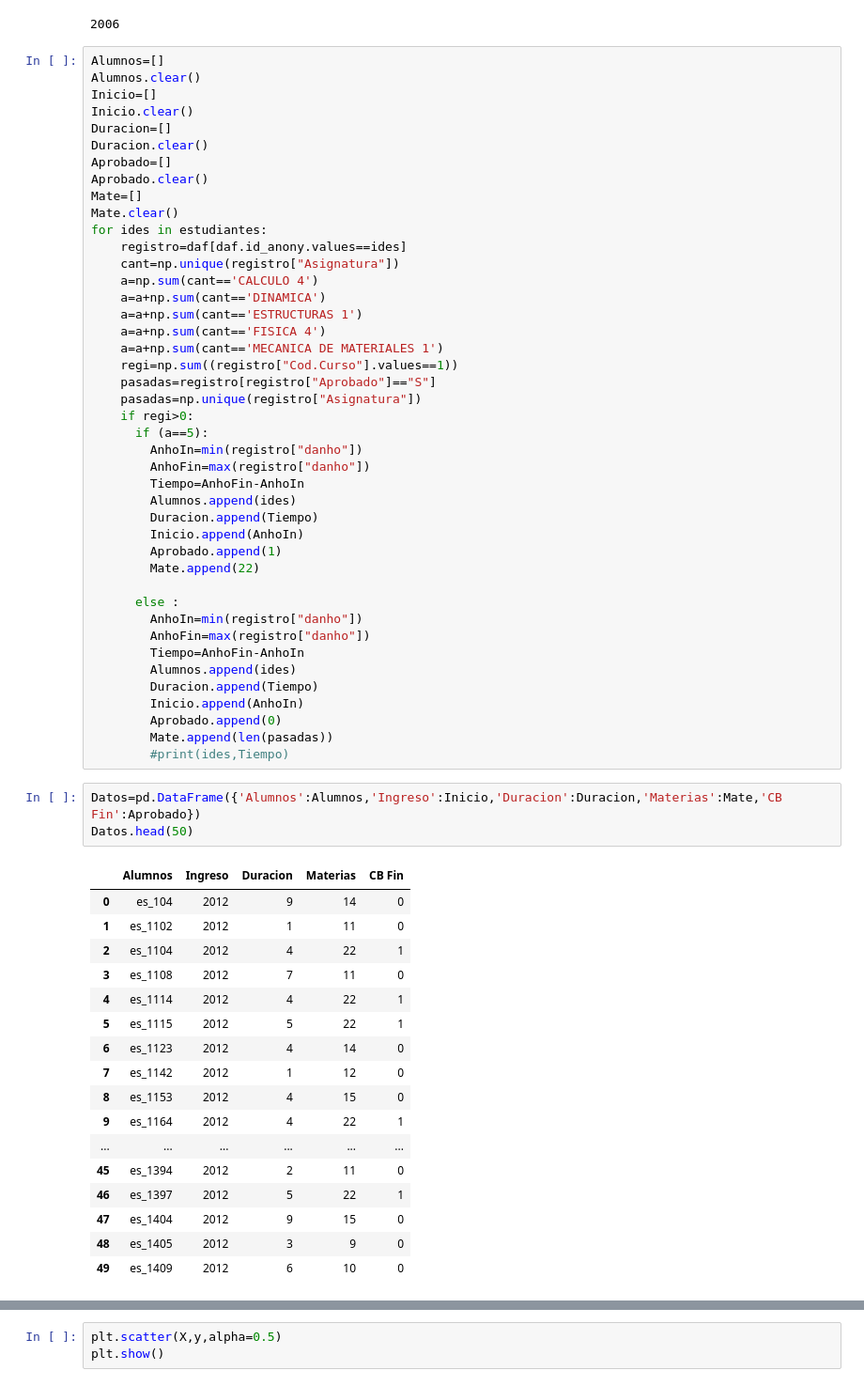
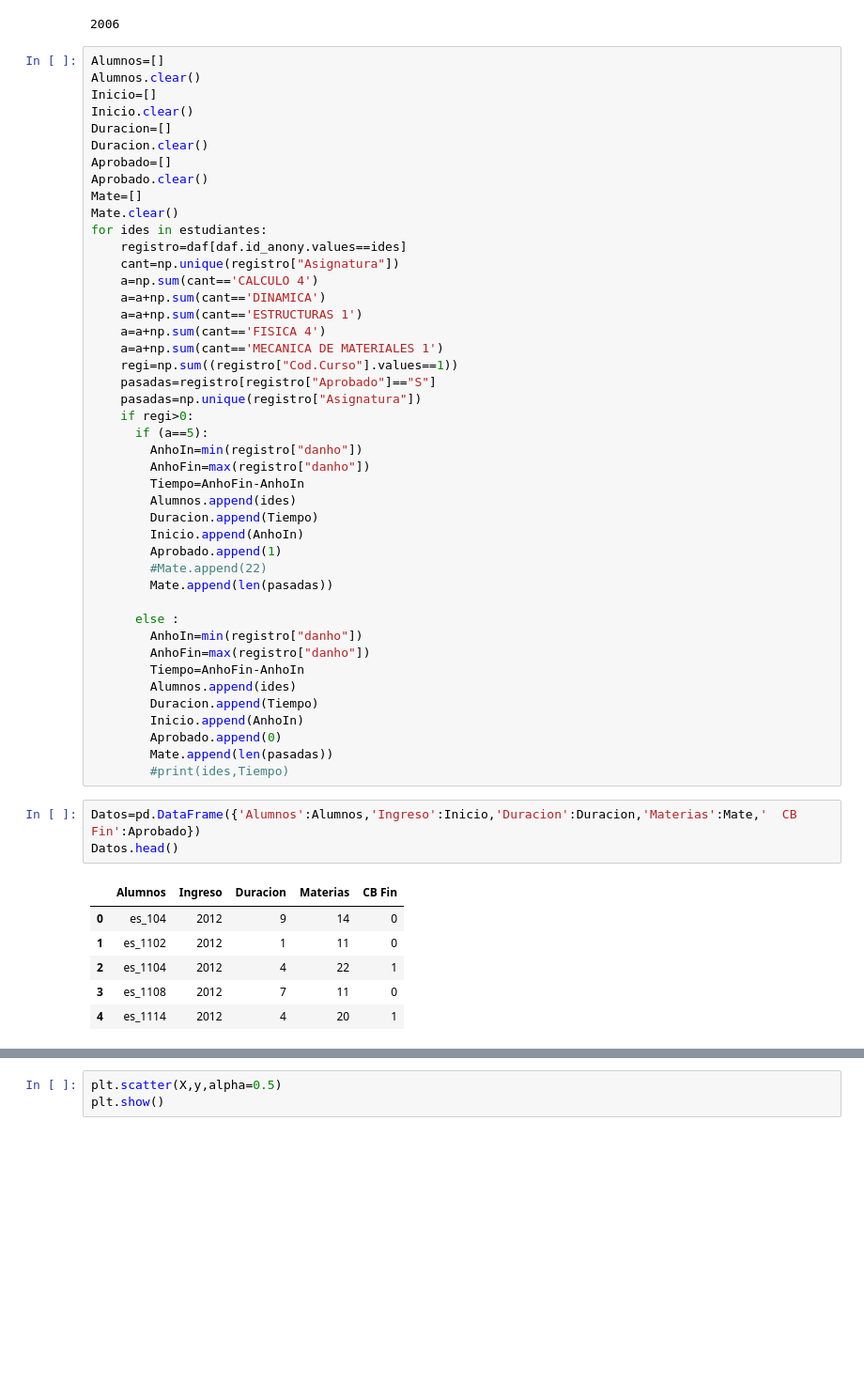
Before and after one commit to nachxnx/IA-MCT-GRUPO4, a Jupyter notebook: Civil/PreProcesamiento.ipynb, the cells around one changed output, grey strips where cells are left out. Shown at 94% size. Cells and saved outputs as stored; diff of their text form; blank space fills up the shorter version.

```diff
--- a/Civil/PreProcesamiento.ipynb
+++ b/Civil/PreProcesamiento.ipynb
@@ -262,7 +268,8 @@ for ides in estudiantes:
         Duracion.append(Tiempo)
         Inicio.append(AnhoIn)
         Aprobado.append(1)
-        Mate.append(22)
+        #Mate.append(22)
+        Mate.append(len(pasadas))
 
       else :
         AnhoIn=min(registro["danho"])
@@ -275,26 +282,15 @@ for ides in estudiantes:
         Mate.append(len(pasadas))
         #print(ides,Tiempo)
 # %%
-Datos=pd.DataFrame({'Alumnos':Alumnos,'Ingreso':Inicio,'Duracion':Duracion,'Materias':Mate,'CB Fin':Aprobado})
-Datos.head(50)
+Datos=pd.DataFrame({'Alumnos':Alumnos,'Ingreso':Inicio,'Duracion':Duracion,'Materias':Mate,'  CB Fin':Aprobado})
+Datos.head()
 # %% [output]
 |  | Alumnos | Ingreso | Duracion | Materias | CB Fin |
 | 0 | es_104 | 2012 | 9 | 14 | 0 |
 | 1 | es_1102 | 2012 | 1 | 11 | 0 |
 | 2 | es_1104 | 2012 | 4 | 22 | 1 |
 | 3 | es_1108 | 2012 | 7 | 11 | 0 |
-| 4 | es_1114 | 2012 | 4 | 22 | 1 |
-| 5 | es_1115 | 2012 | 5 | 22 | 1 |
-| 6 | es_1123 | 2012 | 4 | 14 | 0 |
-| 7 | es_1142 | 2012 | 1 | 12 | 0 |
-| 8 | es_1153 | 2012 | 4 | 15 | 0 |
-| 9 | es_1164 | 2012 | 4 | 22 | 1 |
-| ... | ... | ... | ... | ... | ... |
-| 45 | es_1394 | 2012 | 2 | 11 | 0 |
-| 46 | es_1397 | 2012 | 5 | 22 | 1 |
-| 47 | es_1404 | 2012 | 9 | 15 | 0 |
-| 48 | es_1405 | 2012 | 3 | 9 | 0 |
-| 49 | es_1409 | 2012 | 6 | 10 | 0 |
+| 4 | es_1114 | 2012 | 4 | 20 | 1 |
 # %%
 x=Datos.iloc[:,1].values
 X=x.reshape(-1, 1)
```
Also changed, not shown: parts of 22 cells of this notebook, 1 other file.
